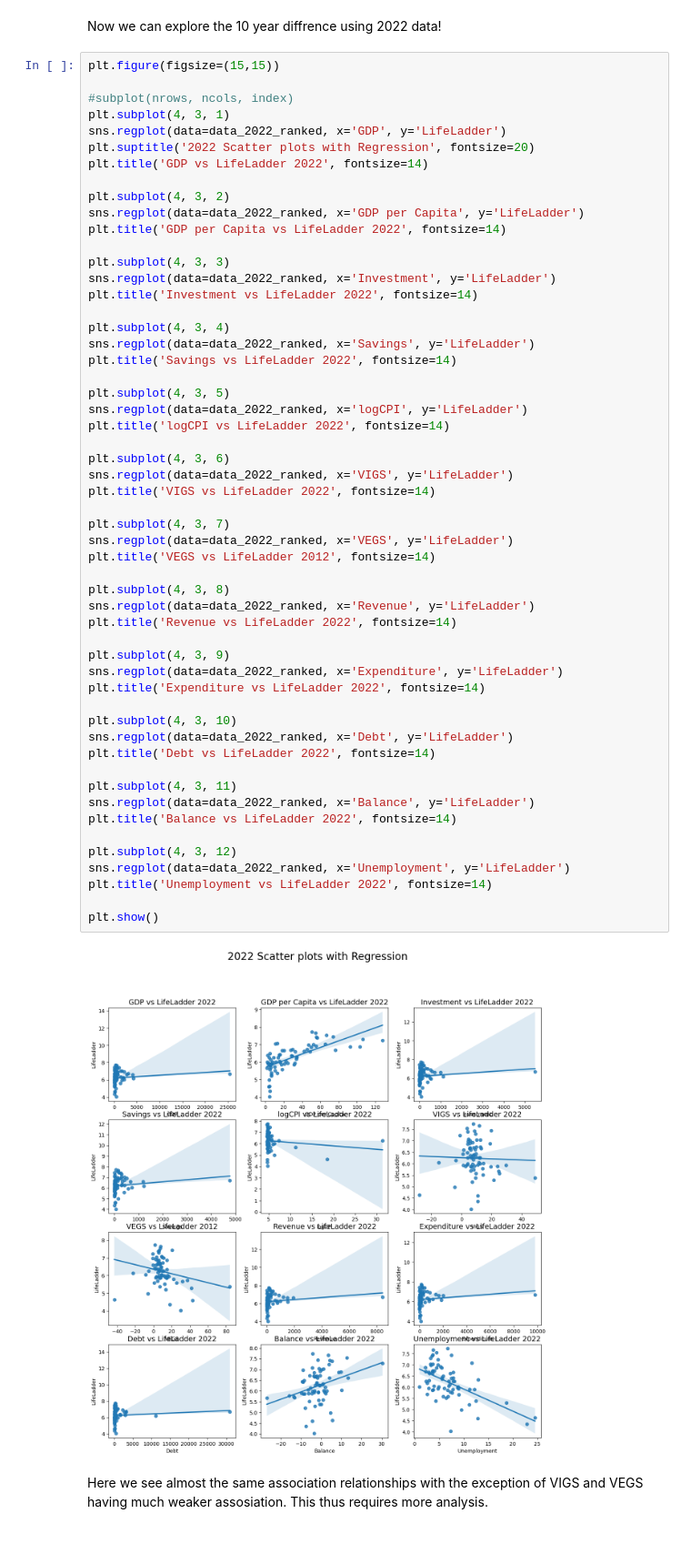
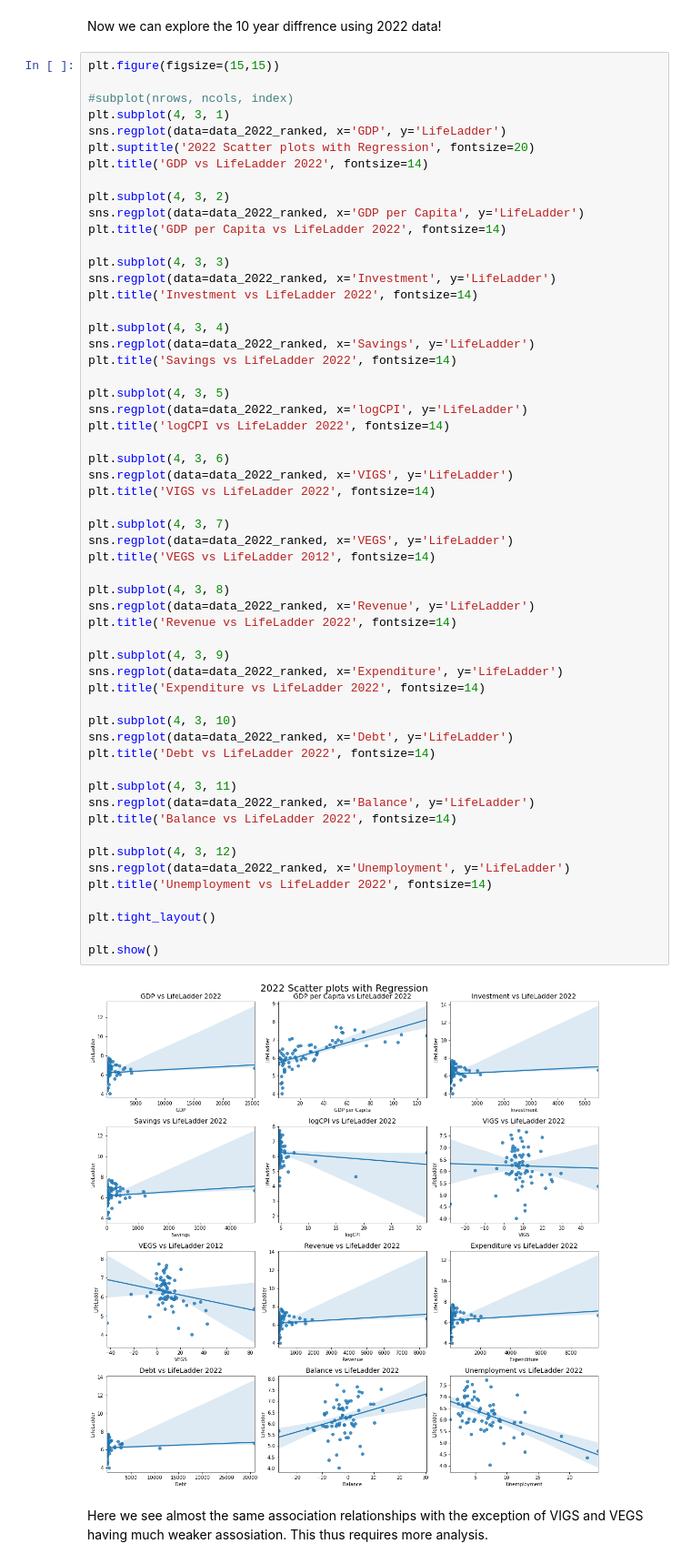
Before and after one commit to cskang3627/happiness, a Jupyter notebook: FinalProjectGroup_Sp23_The_Group.ipynb, the cells around one changed output. Shown at 91% size. Drawn from its saved outputs; the diff is of its cells as text.

```diff
--- a/FinalProjectGroup_Sp23_The_Group.ipynb
+++ b/FinalProjectGroup_Sp23_The_Group.ipynb
@@ -786,34 +792,36 @@ plt.title('logCPI vs LifeLadder 2022', fontsize=14)
 plt.subplot(4, 3, 6)
 sns.regplot(data=data_2022_ranked, x='VIGS', y='LifeLadder')
 plt.title('VIGS vs LifeLadder 2022', fontsize=14)
 
 plt.subplot(4, 3, 7)
 sns.regplot(data=data_2022_ranked, x='VEGS', y='LifeLadder')
 plt.title('VEGS vs LifeLadder 2012', fontsize=14)
 
 plt.subplot(4, 3, 8)
 sns.regplot(data=data_2022_ranked, x='Revenue', y='LifeLadder')
 plt.title('Revenue vs LifeLadder 2022', fontsize=14)
 
 plt.subplot(4, 3, 9)
 sns.regplot(data=data_2022_ranked, x='Expenditure', y='LifeLadder')
 plt.title('Expenditure vs LifeLadder 2022', fontsize=14)
 
 plt.subplot(4, 3, 10)
 sns.regplot(data=data_2022_ranked, x='Debt', y='LifeLadder')
 plt.title('Debt vs LifeLadder 2022', fontsize=14)
 
 plt.subplot(4, 3, 11)
 sns.regplot(data=data_2022_ranked, x='Balance', y='LifeLadder')
 plt.title('Balance vs LifeLadder 2022', fontsize=14)
 
 plt.subplot(4, 3, 12)
 sns.regplot(data=data_2022_ranked, x='Unemployment', y='LifeLadder')
 plt.title('Unemployment vs LifeLadder 2022', fontsize=14)
 
+plt.tight_layout()
+
 plt.show()
 # %% [output]
-[figure, old version]
+[figure, new version]
 # %% [markdown]
 Here we see almost the same association relationships with the exception of VIGS and VEGS having much weaker assosiation. This thus requires more analysis.
 # %%
```
Also changed, not shown: parts of 22 cells of this notebook.
